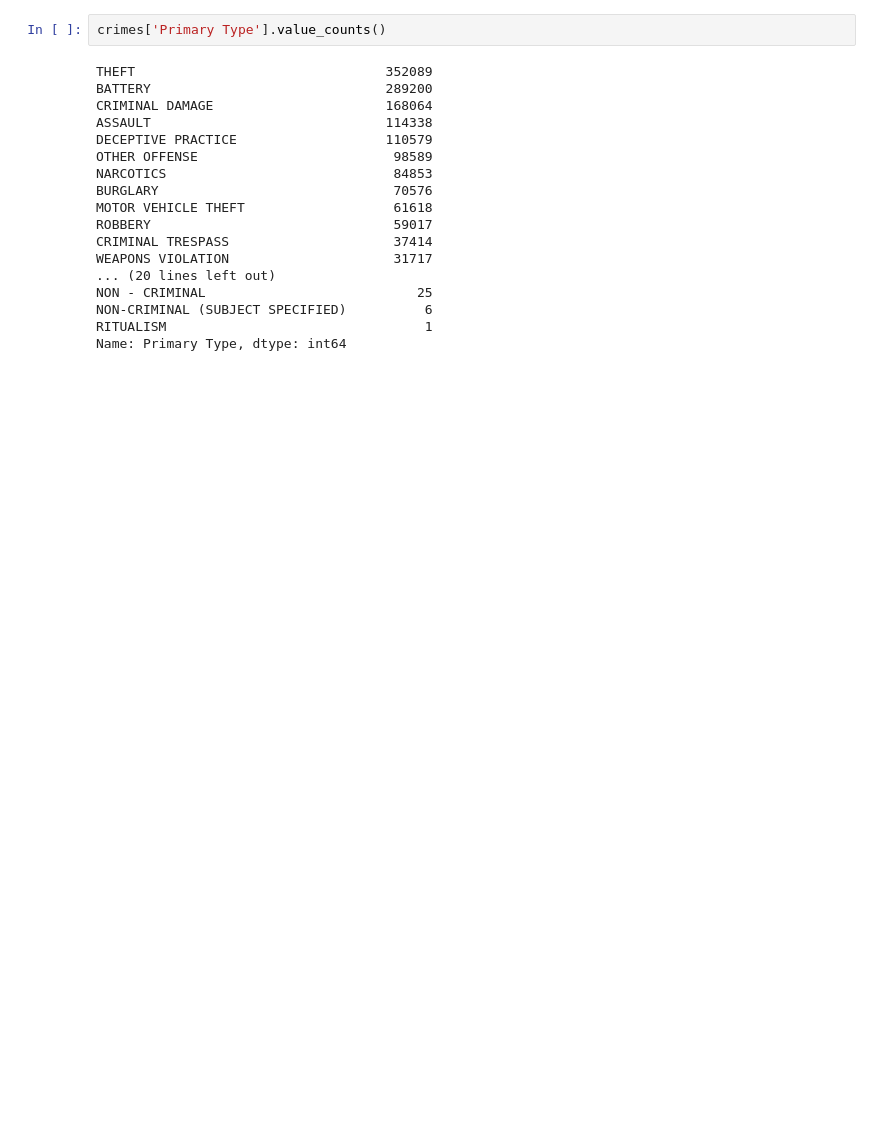
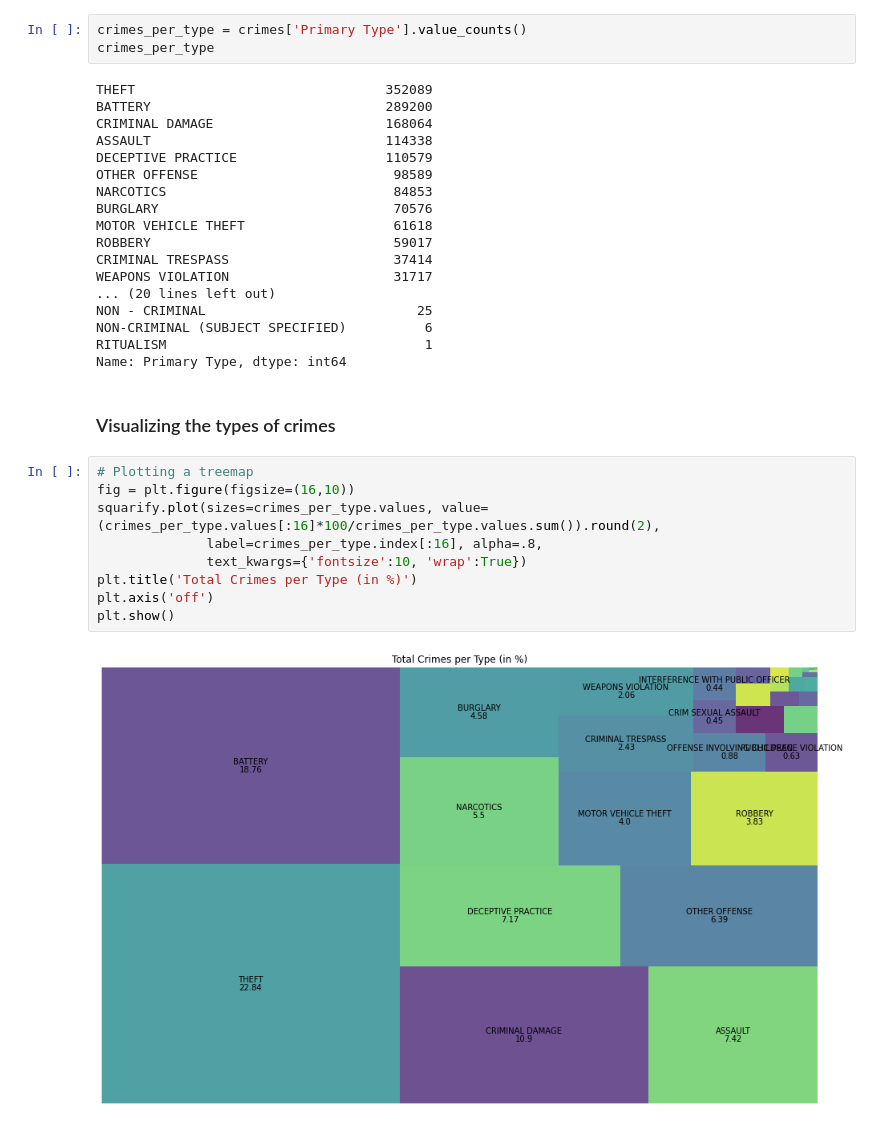
Before and after one commit to leo-cavalcante/crimes-in-chicago, a Jupyter notebook: Crime_category.ipynb, the cells around one changed output. Saved outputs shown, nothing was run; the diff lists cells and outputs as text; blank space fills up the shorter version.

```diff
--- a/Crime_category.ipynb
+++ b/Crime_category.ipynb
@@ -20,5 +23,6 @@ crimes.head()
 # %%
-crimes['Primary Type'].value_counts()
+crimes_per_type = crimes['Primary Type'].value_counts()
+crimes_per_type
 # %% [output]
 THEFT                                352089
 BATTERY                              289200
@@ -37,3 +41,16 @@ NON - CRIMINAL                           25
 NON-CRIMINAL (SUBJECT SPECIFIED)          6
 RITUALISM                                 1
 Name: Primary Type, dtype: int64
+# %% [markdown]
+### Visualizing the types of crimes
+# %%
+# Plotting a treemap
+fig = plt.figure(figsize=(16,10))
+squarify.plot(sizes=crimes_per_type.values, value=(crimes_per_type.values[:16]*100/crimes_per_type.values.sum()).round(2),
+              label=crimes_per_type.index[:16], alpha=.8,
+              text_kwargs={'fontsize':10, 'wrap':True})
+plt.title('Total Crimes per Type (in %)')
+plt.axis('off')
+plt.show()
+# %% [output]
+[figure, added]
```
Also changed, not shown: parts of 3 cells of this notebook, 1 other file.
